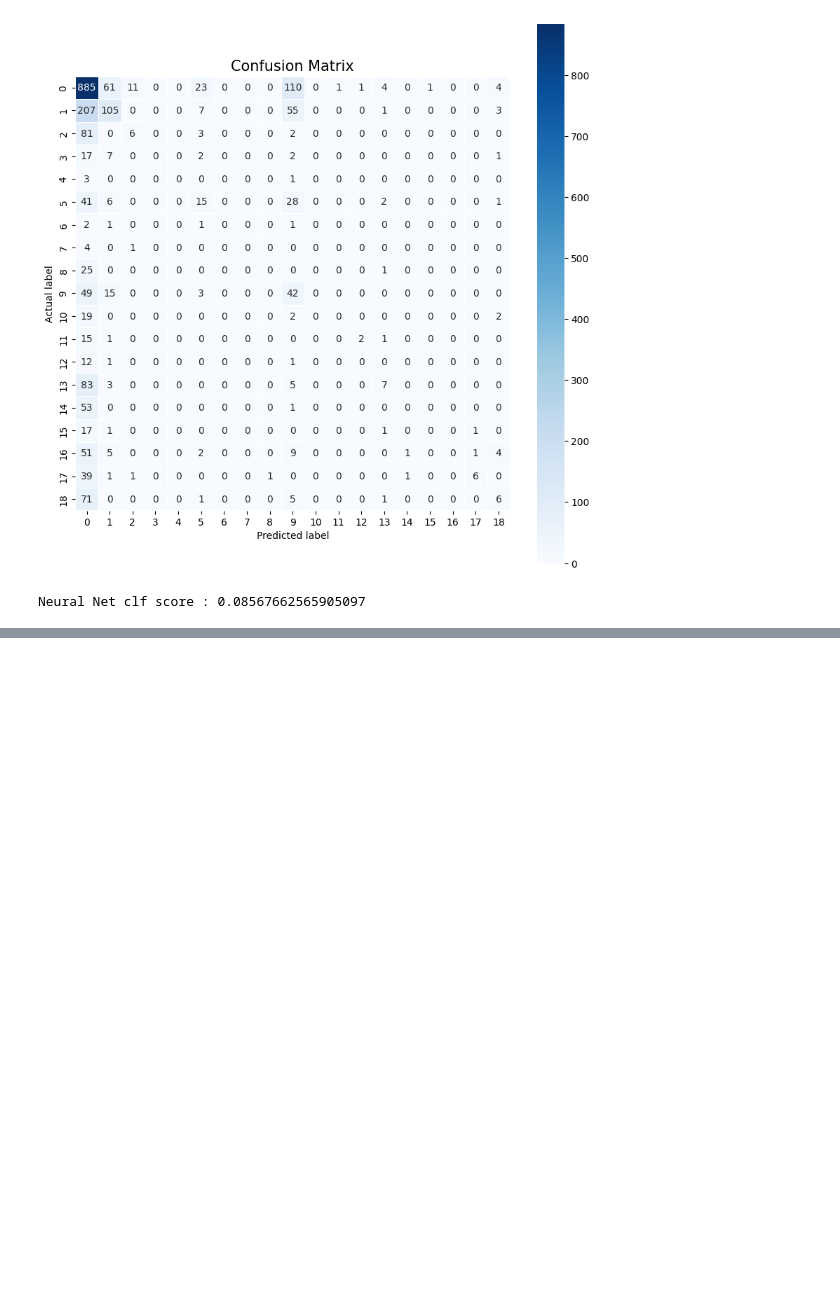
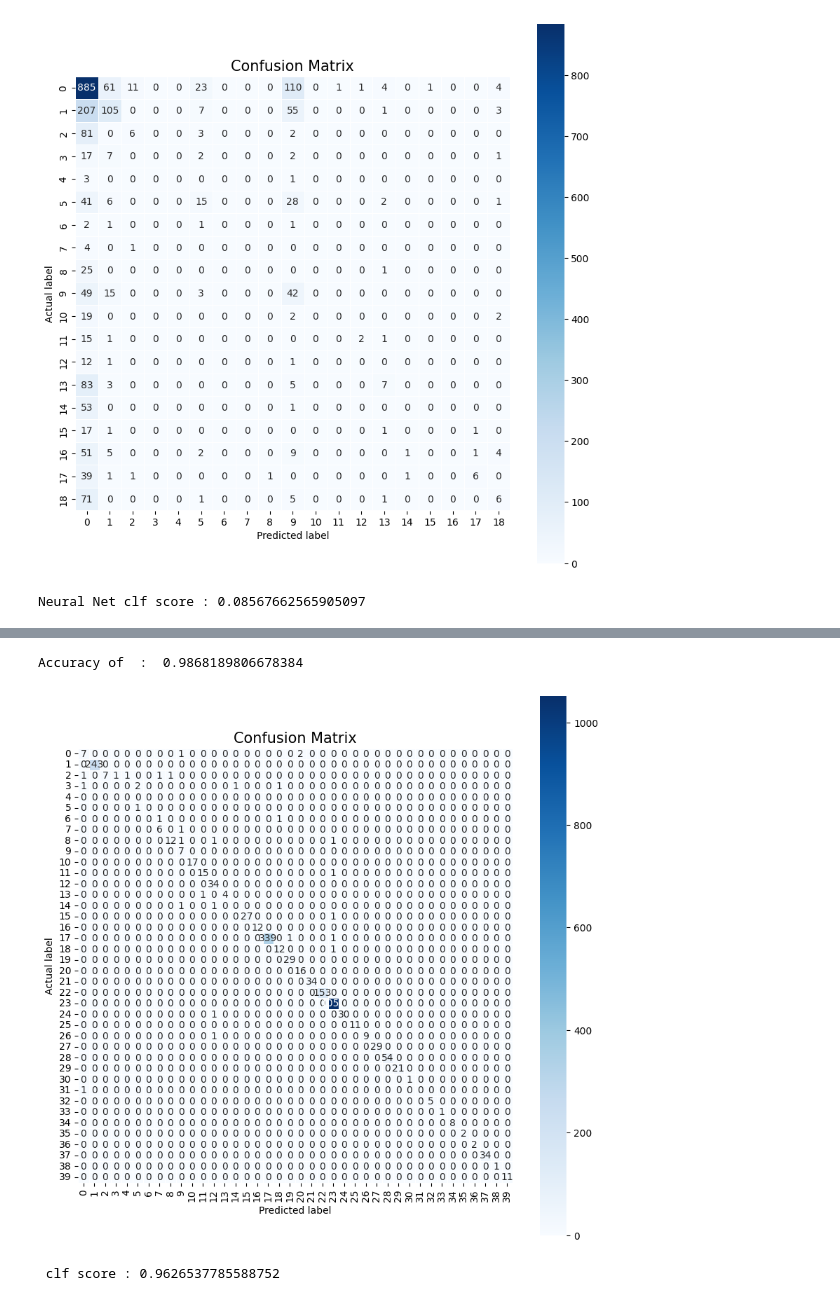
Before and after one commit to Mr-Stark01/ITSDPROJ, a Jupyter notebook: nb.ipynb, the cells around one changed output, grey strips where cells are left out. Cells and saved outputs as stored; diff of their text form; code cells hidden in the pictures; blank space fills up the shorter version.

```diff
--- a/nb.ipynb
+++ b/nb.ipynb
@@ -872,0 +1010,23 @@ Neural Net clf score : 0.08567662565905097
+# %%
+from sklearn.model_selection import train_test_split
+X = df_cleaned_scaled_without_platforms
+y = platforms
+X_train, X_test, y_train, y_test = train_test_split(X, y, test_size=0.2, random_state=42)
+# %%
+from sklearn.neural_network import MLPClassifier
+from sklearn import metrics
+
+model= MLPClassifier(solver='adam',max_iter=20000,learning_rate='adaptive',hidden_layer_sizes=(150, 50, 150, 50, 20),alpha=0.005,activation='relu',early_stopping=True)
+model.fit(X_train, y_train)
+
+expected_y  = y_test
+predicted_y = model.predict(X_test)
+
+
+cm = metrics.confusion_matrix(expected_y.values.argmax(axis=1), predicted_y.argmax(axis=1))
+
+#Printing the accuracy
+print("Accuracy of MLPClassifier : ", accuracy(cm))
+
+print(metrics.classification_report(expected_y, predicted_y))
+print(cm)
@@ -872,0 +1051,23 @@ Neural Net clf score : 0.08567662565905097
+# %%
+import seaborn as sns
+predicted_y = model.predict(X_test)
+cm = metrics.confusion_matrix(expected_y.values.argmax(axis=1), predicted_y.argmax(axis=1))
+#Printing the accuracy
+print("Accuracy of  : ", accuracy(cm))
+
+# Create a heatmap
+plt.figure(figsize=(10,10))
+sns.heatmap(cm, annot=True, fmt=".0f", linewidths=.5, square = True, cmap = 'Blues')
+plt.ylabel('Actual label')
+plt.xlabel('Predicted label')
+plt.title('Confusion Matrix', size = 15)
+plt.show()
+
+#print(metrics.classification_report(expected_y, predicted_y))
+#print(cm)
+score = model.score(X_test, y_test)
+print(" clf score : "+str(score))
+# %% [output]
+Accuracy of  :  0.9868189806678384
+[figure, added]
+ clf score : 0.9626537785588752
```
Also changed, not shown: parts of 10 cells of this notebook.
